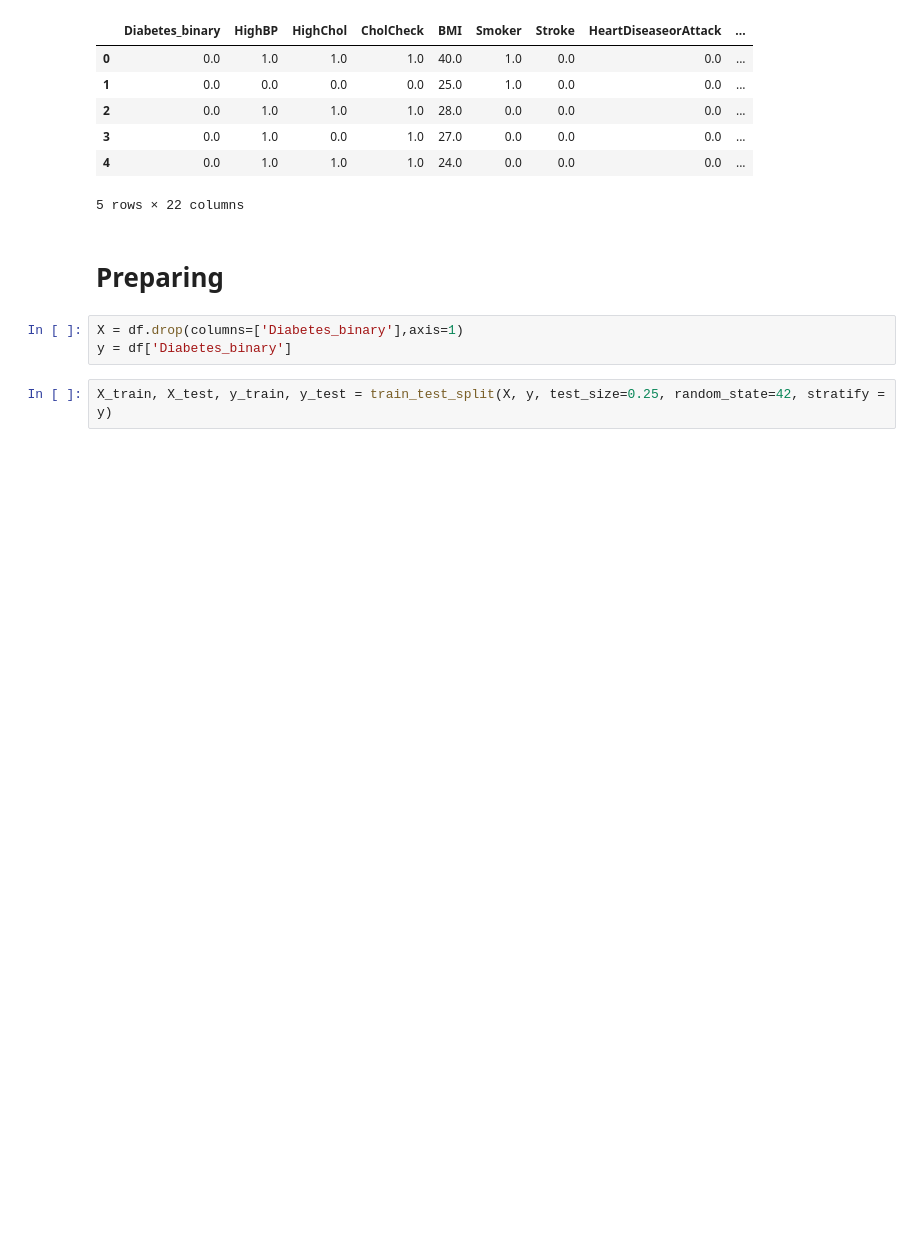
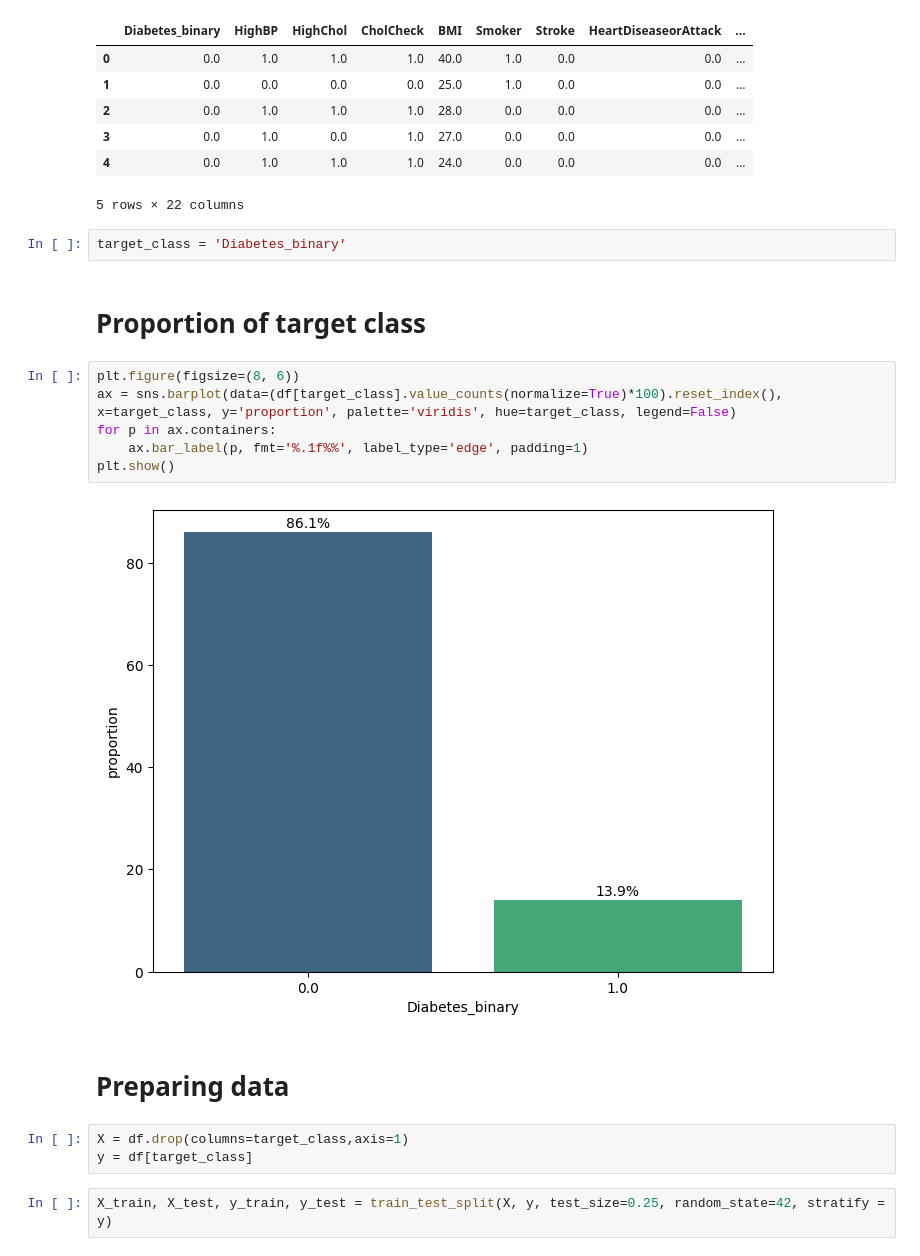
Before and after one commit to gabra7310/imbalanced_datasets, a Jupyter notebook: diabetes_dataset.ipynb, the cells around one changed output. Drawn from its saved outputs; the diff is of its cells as text; blank space fills up the shorter version.

```diff
--- a/diabetes_dataset.ipynb
+++ b/diabetes_dataset.ipynb
@@ -48,11 +48,23 @@ df.head()
 | 3 | 0.0 | 1.0 | 0.0 | 1.0 | 27.0 | 0.0 | 0.0 | 0.0 | ... |
 | 4 | 0.0 | 1.0 | 1.0 | 1.0 | 24.0 | 0.0 | 0.0 | 0.0 | ... |
 5 rows × 22 columns
+# %%
+target_class = 'Diabetes_binary'
+# %% [markdown]
+# Proportion of target class
+# %%
+plt.figure(figsize=(8, 6))
+ax = sns.barplot(data=(df[target_class].value_counts(normalize=True)*100).reset_index(), x=target_class, y='proportion', palette='viridis', hue=target_class, legend=False)
+for p in ax.containers:
+    ax.bar_label(p, fmt='%.1f%%', label_type='edge', padding=1)
+plt.show()
+# %% [output]
+[figure, added]
 # %% [markdown]
-# Preparing
+# Preparing data
 # %%
-X = df.drop(columns=['Diabetes_binary'],axis=1)
-y = df['Diabetes_binary']
+X = df.drop(columns=target_class,axis=1)
+y = df[target_class]
 # %%
 X_train, X_test, y_train, y_test = train_test_split(X, y, test_size=0.25, random_state=42, stratify = y)
 # %% [markdown]
```
Also changed, not shown: parts of 28 cells of this notebook.
